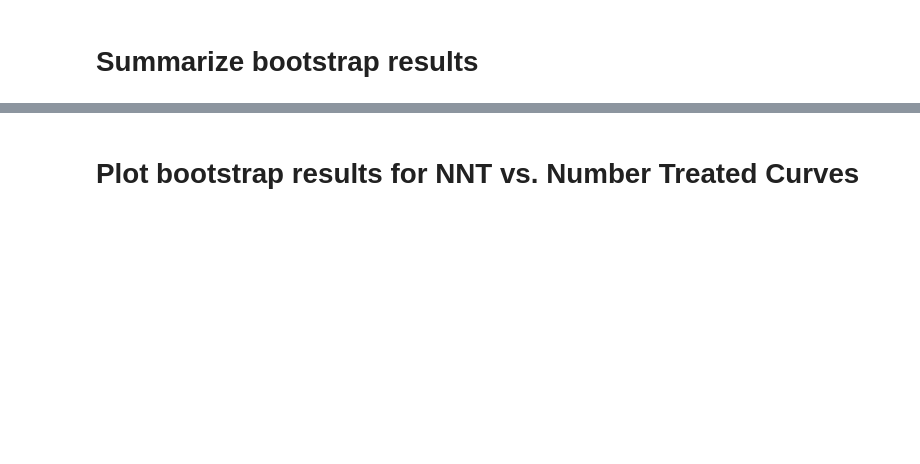
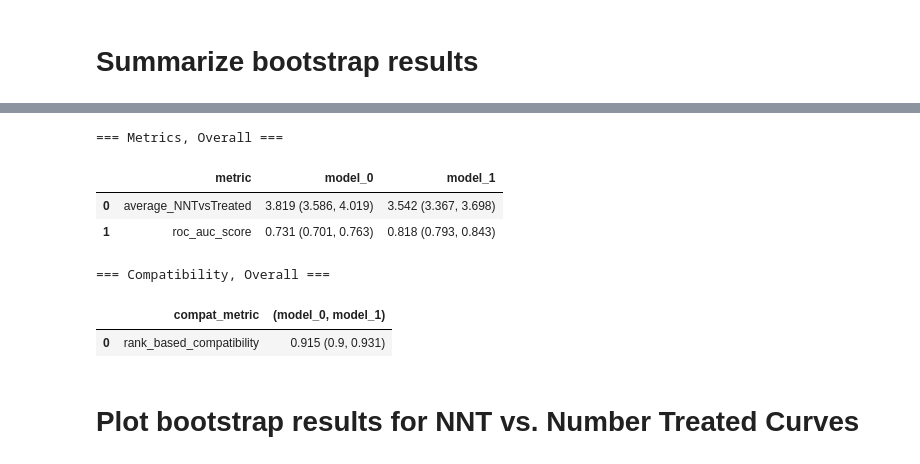
Before and after one commit to eotles/med_metrics, a Jupyter notebook: notebooks/example_usage.ipynb, the cells around one changed output, grey strips where cells are left out. Cells and saved outputs as stored; diff of their text form; code cells hidden in the pictures; blank space fills up the shorter version.

```diff
--- a/notebooks/example_usage.ipynb
+++ b/notebooks/example_usage.ipynb
@@ -69,3 +72,13 @@ display(pd.DataFrame(mf_summary_results))
+# %%
+tables = make_summary_tables(bootstrapped_results)
+# %% [output]
+=== Metrics, Overall ===
+|  | metric | model_0 | model_1 |
+| 0 | average_NNTvsTreated | 3.819 (3.586, 4.019) | 3.542 (3.367, 3.698) |
+| 1 | roc_auc_score | 0.731 (0.701, 0.763) | 0.818 (0.793, 0.843) |
+=== Compatibility, Overall ===
+|  | compat_metric | (model_0, model_1) |
+| 0 | rank_based_compatibility | 0.915 (0.9, 0.931) |
 # %% [markdown]
 # Plot bootstrap results for NNT vs. Number Treated Curves
 # %%
```
Also changed, not shown: parts of 6 cells of this notebook, 59 other files.
